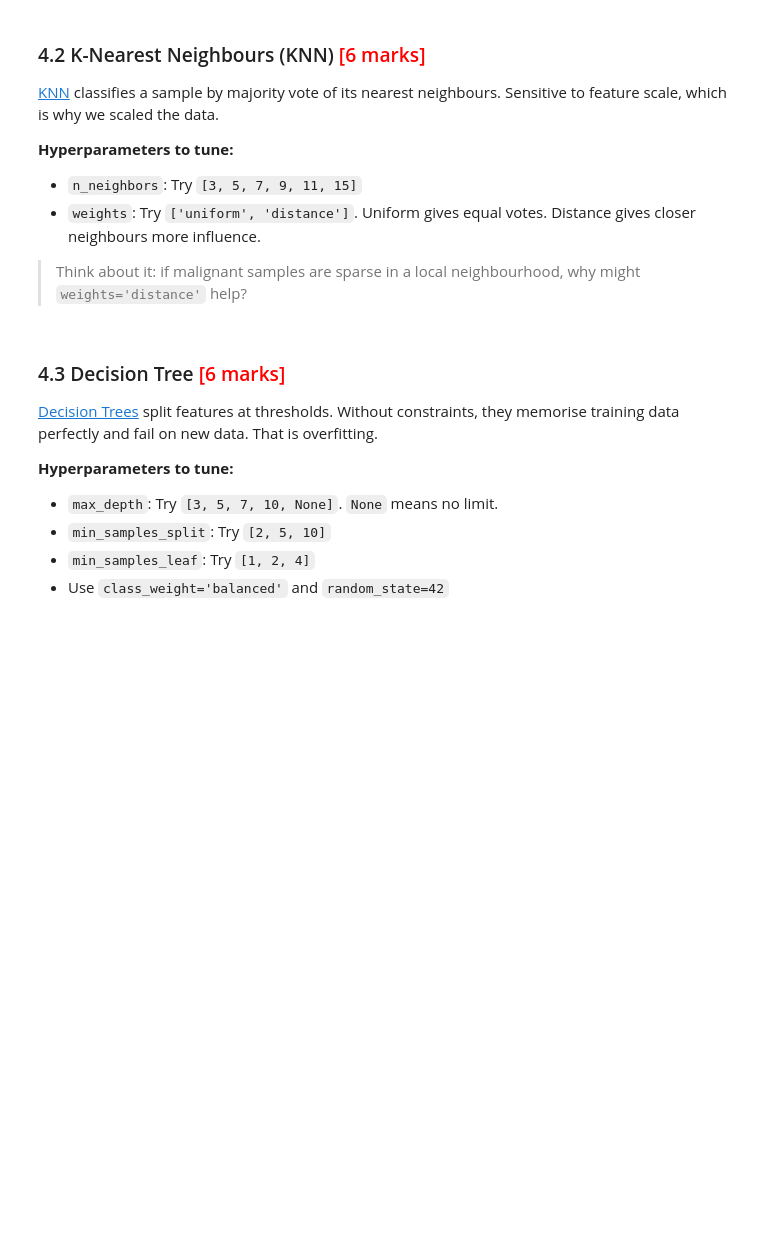
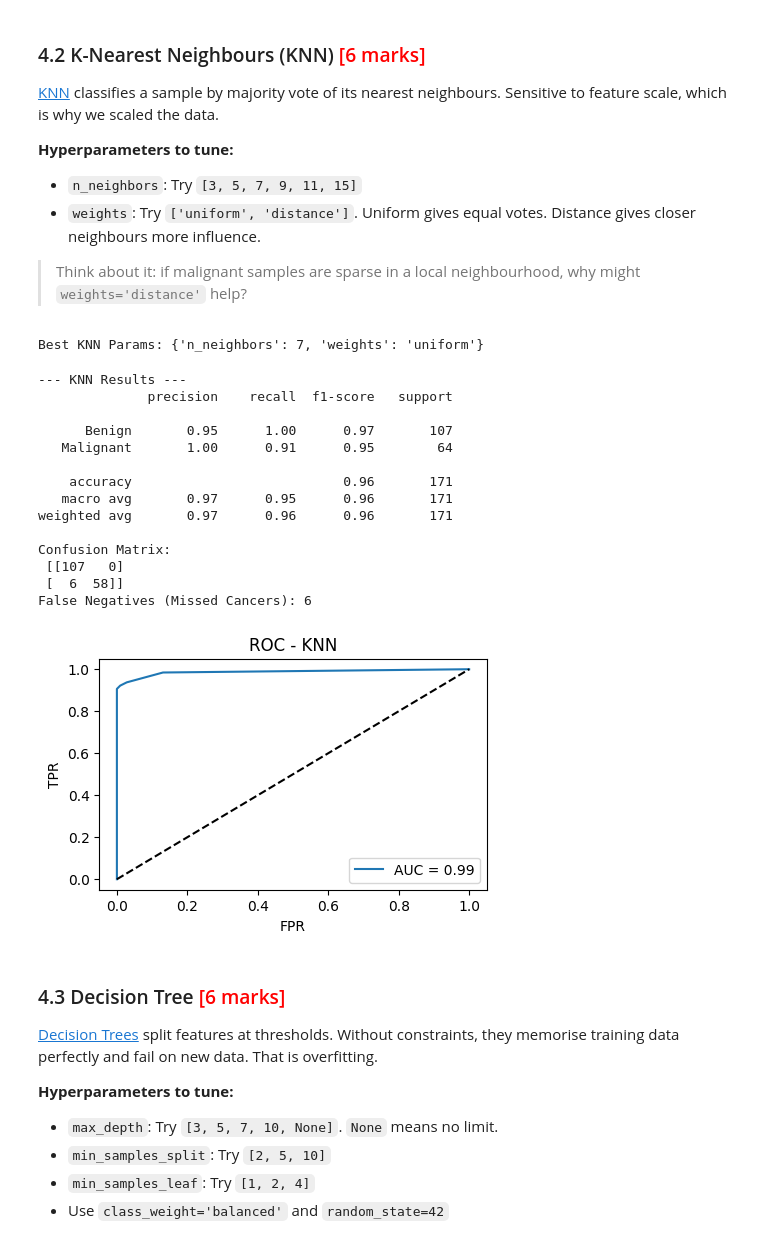
Before and after one commit to shardeep-x/agentic-ai-and-gen-ai, a Jupyter notebook: Classification_Models_Exercise.ipynb, the cells around one changed output. Drawn from its saved outputs; the diff is of its cells as text; code cells hidden in the pictures; blank space fills up the shorter version.

```diff
--- a/Classification_Models_Exercise.ipynb
+++ b/Classification_Models_Exercise.ipynb
@@ -267,3 +434,37 @@ Logistic Regression with `class_weight='balanced'` to handle class imbalance.
+# %%
+# --- KNN TUNING ---
+# Explore neighborhood size and voting weight strategies
+param_grid_knn = {'n_neighbors': [3, 5, 7, 9, 11, 15], 'weights': ['uniform', 'distance']}
+
+grid_knn = GridSearchCV(
+    estimator=KNeighborsClassifier(),
+    param_grid=param_grid_knn,
+    scoring='recall', cv=5, n_jobs=-1
+)
+
+grid_knn.fit(X_train_scaled, y_train)
+print("Best KNN Params:", grid_knn.best_params_)
+best_knn_model = grid_knn.best_estimator_
+# %% [output]
+Best KNN Params: {'n_neighbors': 7, 'weights': 'uniform'}
+# %%
+evaluate_model(best_knn_model, X_test_scaled, y_test, model_name="KNN", plot_roc=True, plot_pr=True)
+# %% [output]
+--- KNN Results ---
+              precision    recall  f1-score   support
+
+      Benign       0.95      1.00      0.97       107
+   Malignant       1.00      0.91      0.95        64
+
+    accuracy                           0.96       171
+   macro avg       0.97      0.95      0.96       171
+weighted avg       0.97      0.96      0.96       171
+
+Confusion Matrix:
+ [[107   0]
+ [  6  58]]
+False Negatives (Missed Cancers): 6
+[figure, added]
 # %% [markdown]
 ### 4.3 Decision Tree <font color="red">[6 marks]</font>
 
```
Also changed, not shown: parts of 98 cells of this notebook.
